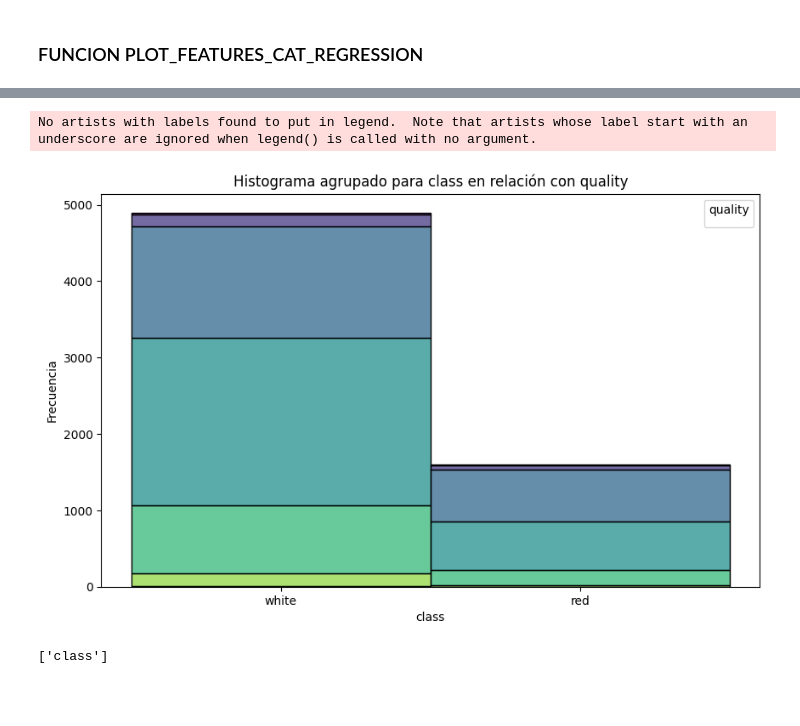
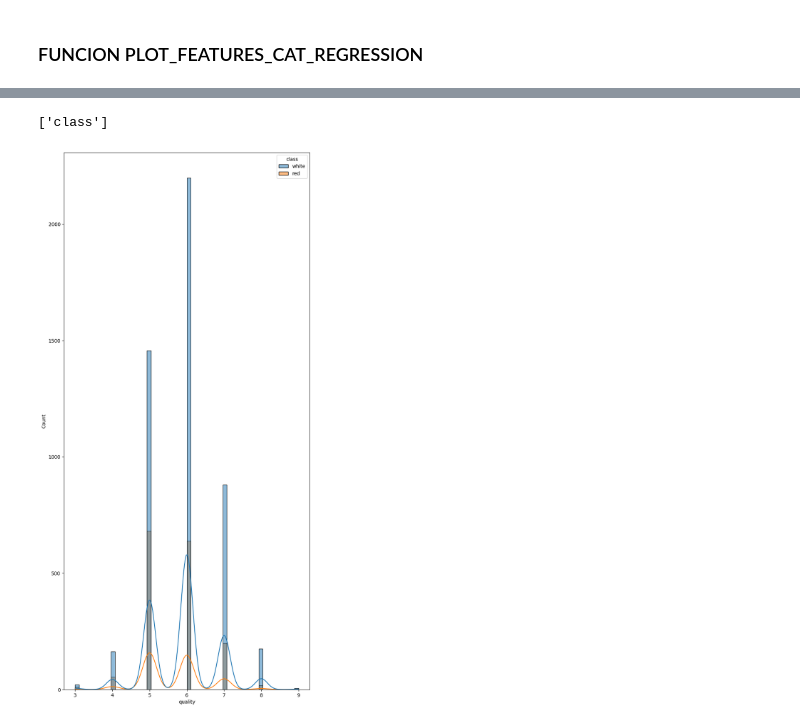
Before and after one commit to MariaRepository/Team-challenge-11, a Jupyter notebook: prueba.ipynb, the cells around one changed output, grey strips where cells are left out. Cells and saved outputs as stored; diff of their text form; code cells hidden in the pictures; blank space fills up the shorter version.

```diff
--- a/prueba.ipynb
+++ b/prueba.ipynb
@@ -118,6 +127,5 @@ get_features_cat_regression(df_casas, 'median_house_value', pvalue=0.05)
 # %%
-plot_features_cat_regression(df_vinos, target_col="quality", columns=[], pvalue=0.05, with_individual_plot=False)
+plot_features_cat_regression(dataframe=df_vinos, target_col="quality", columns= [], pvalue=0.05, with_individual_plot=True)
 # %% [output]
-No artists with labels found to put in legend.  Note that artists whose label start with an underscore are ignored when legend() is called with no argument.
+['class']
-[figure, old version]
+[figure, new version]
-['class']
```
Also changed, not shown: parts of 4 cells of this notebook, 1 other file.
